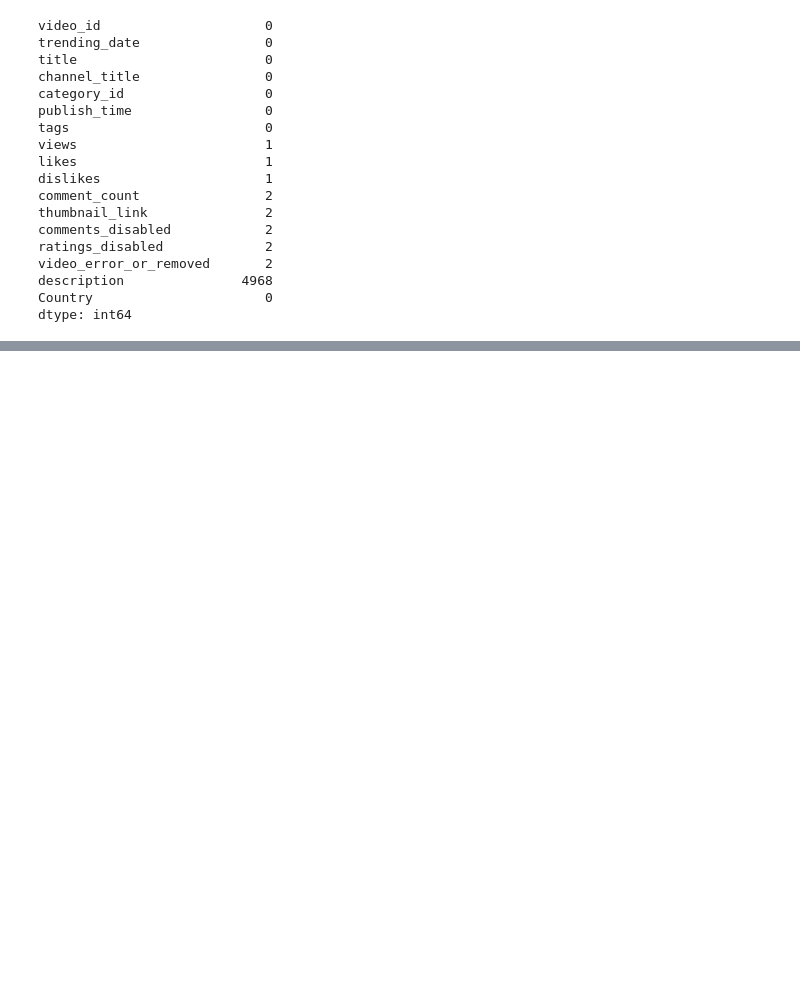
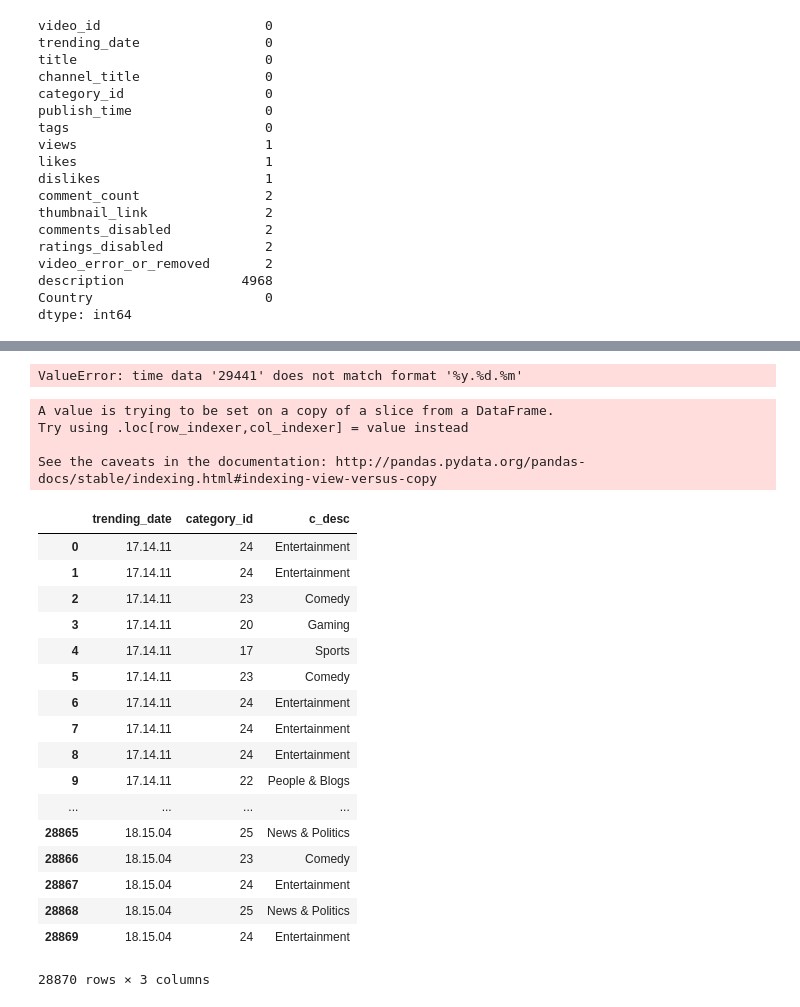
Before and after one commit to jingjuewang/Trending-YouTube-Data-Viz, a Jupyter notebook: Preprocessing.ipynb, the cells around one changed output, grey strips where cells are left out. Saved outputs shown, nothing was run; the diff lists cells and outputs as text; code cells hidden in the pictures; blank space fills up the shorter version.

```diff
--- a/Preprocessing.ipynb
+++ b/Preprocessing.ipynb
@@ -52,0 +63,8 @@ dtype: int64
+# %%
+with open('youtube-new/' + json_files[0], 'r') as f:
+    fr = json.load(f)
+# %%
+fr_cat_mapping = [(s['id'], s['snippet']['title']) for s in fr['items']]
+fr_cat_mapping = pd.DataFrame(fr_cat_mapping)
+# %%
+fr_cat_mapping.columns = ['category_id', 'c_desc']
@@ -52,0 +97,4 @@ dtype: int64
+# %%
+[datetime.strptime(d, '%y.%d.%m') for d in fr['trending_date'].reset_index(drop=True)]
+# %% [output]
+ValueError: time data '29441' does not match format '%y.%d.%m'
@@ -52,0 +103,30 @@ dtype: int64
+# %%
+fr = csv_total[csv_total['Country'] == 'FR']
+fr['category_id'] =fr.category_id.astype('str')
+fr['trending_date'] = fr.trending_date.todate
+# %% [output]
+A value is trying to be set on a copy of a slice from a DataFrame.
+Try using .loc[row_indexer,col_indexer] = value instead
+
+See the caveats in the documentation: http://pandas.pydata.org/pandas-docs/stable/indexing.html#indexing-view-versus-copy
+# %%
+fr[['trending_date', 'category_id']].merge(fr_cat_mapping, on='category_id', how='left')
+# %% [output]
+|  | trending_date | category_id | c_desc |
+| 0 | 17.14.11 | 24 | Entertainment |
+| 1 | 17.14.11 | 24 | Entertainment |
+| 2 | 17.14.11 | 23 | Comedy |
+| 3 | 17.14.11 | 20 | Gaming |
+| 4 | 17.14.11 | 17 | Sports |
+| 5 | 17.14.11 | 23 | Comedy |
+| 6 | 17.14.11 | 24 | Entertainment |
+| 7 | 17.14.11 | 24 | Entertainment |
+| 8 | 17.14.11 | 24 | Entertainment |
+| 9 | 17.14.11 | 22 | People & Blogs |
+| ... | ... | ... | ... |
+| 28865 | 18.15.04 | 25 | News & Politics |
+| 28866 | 18.15.04 | 23 | Comedy |
+| 28867 | 18.15.04 | 24 | Entertainment |
+| 28868 | 18.15.04 | 25 | News & Politics |
+| 28869 | 18.15.04 | 24 | Entertainment |
+28870 rows × 3 columns
```
Also changed, not shown: parts of 5 cells of this notebook.
